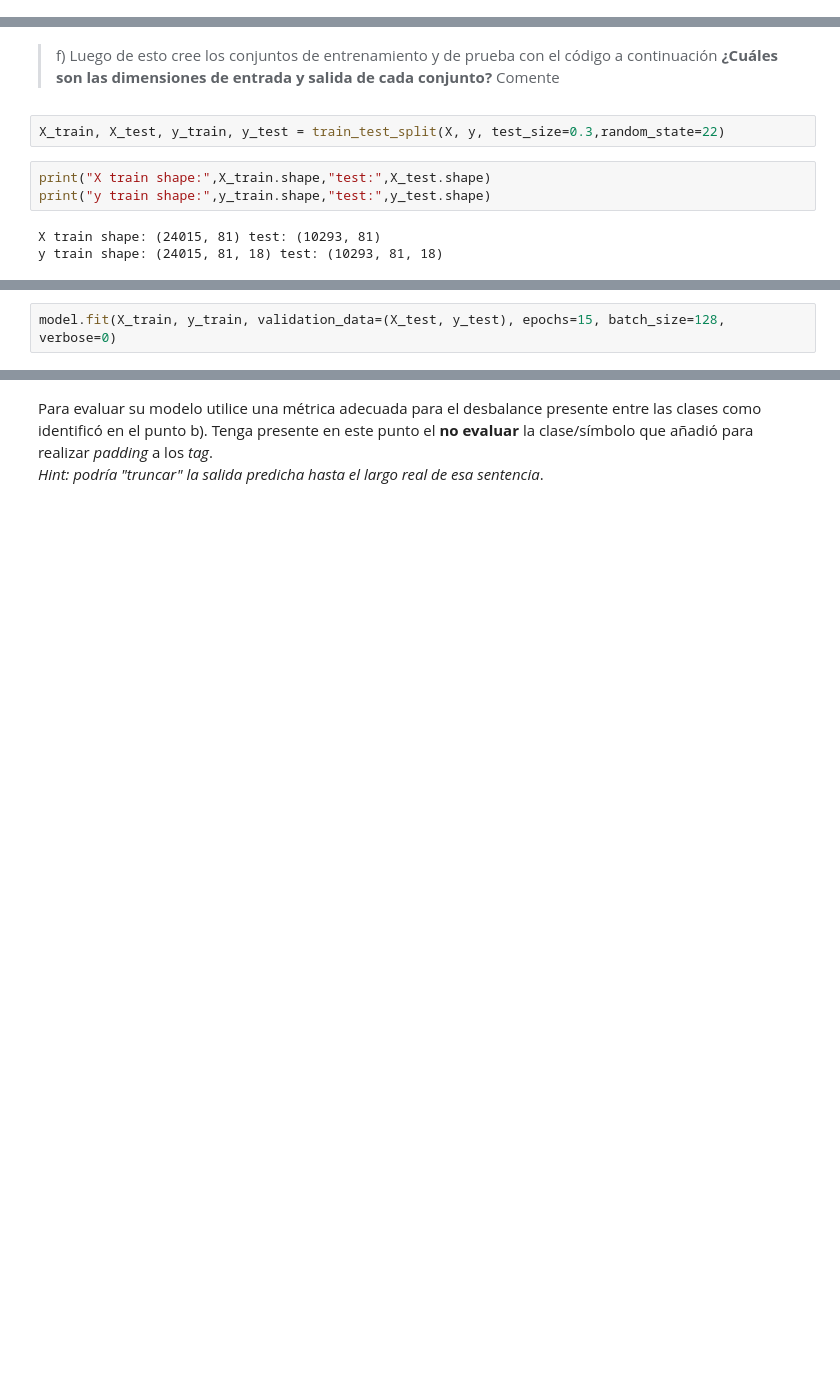
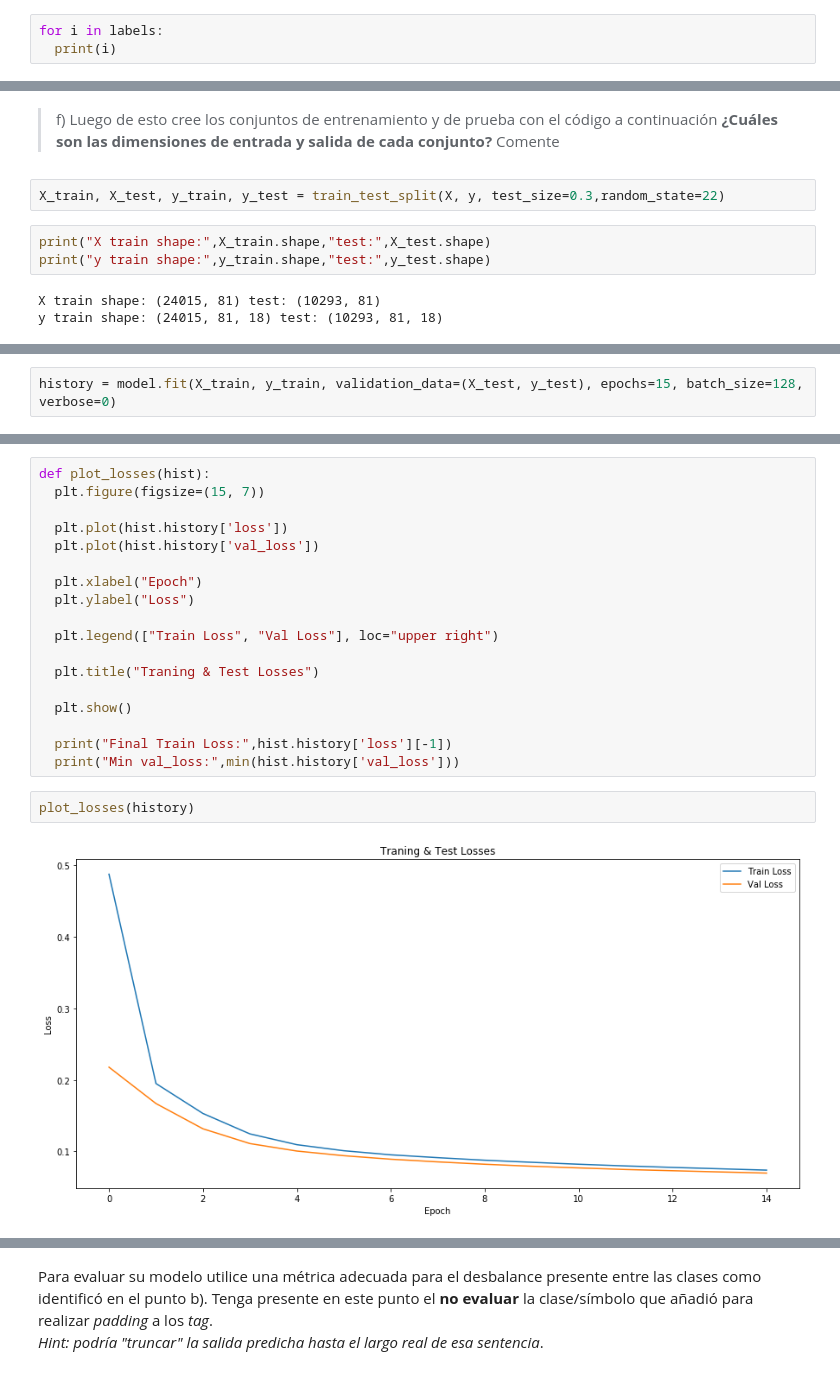
Before and after one commit to AHRojo/ann2, a Jupyter notebook: Pregunta_1.ipynb, the cells around one changed output, grey strips where cells are left out. Saved outputs shown, nothing was run; the diff lists cells and outputs as text; blank space fills up the shorter version.

```diff
--- a/Pregunta_1.ipynb
+++ b/Pregunta_1.ipynb
@@ -175,0 +257,3 @@ Existen un total de 17 etiquetas posibles para cada sentencia y un total de 1595
+# %%
+for i in labels:
+  print(i)
@@ -278,3 +404,3 @@ _________________________________________________________________
 # %%
-model.fit(X_train, y_train, validation_data=(X_test, y_test), epochs=15, batch_size=128, verbose=0)
+history = model.fit(X_train, y_train, validation_data=(X_test, y_test), epochs=15, batch_size=128, verbose=0)
 # %% [output]
@@ -284,0 +410,22 @@ Use tf.where in 2.0, which has the same broadcast rule as np.where
+# %%
+def plot_losses(hist):
+  plt.figure(figsize=(15, 7))
+
+  plt.plot(hist.history['loss'])
+  plt.plot(hist.history['val_loss'])
+
+  plt.xlabel("Epoch")
+  plt.ylabel("Loss")
+
+  plt.legend(["Train Loss", "Val Loss"], loc="upper right")
+
+  plt.title("Traning & Test Losses")
+
+  plt.show()
+
+  print("Final Train Loss:",hist.history['loss'][-1])
+  print("Min val_loss:",min(hist.history['val_loss']))
+# %%
+plot_losses(history)
+# %% [output]
+[figure, added]
```
Also changed, not shown: parts of 80 cells of this notebook, 1 other file.
